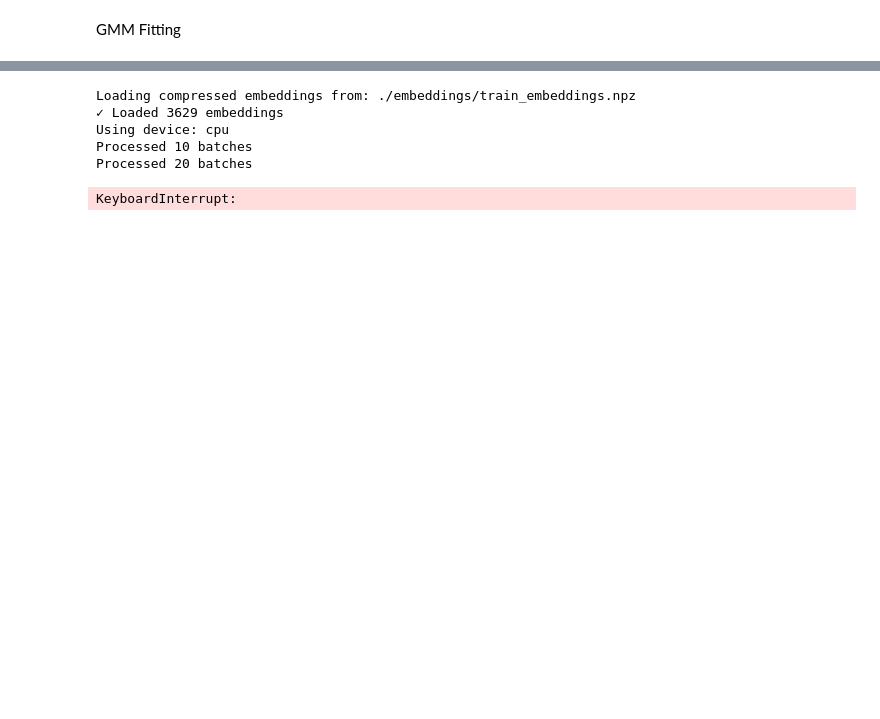
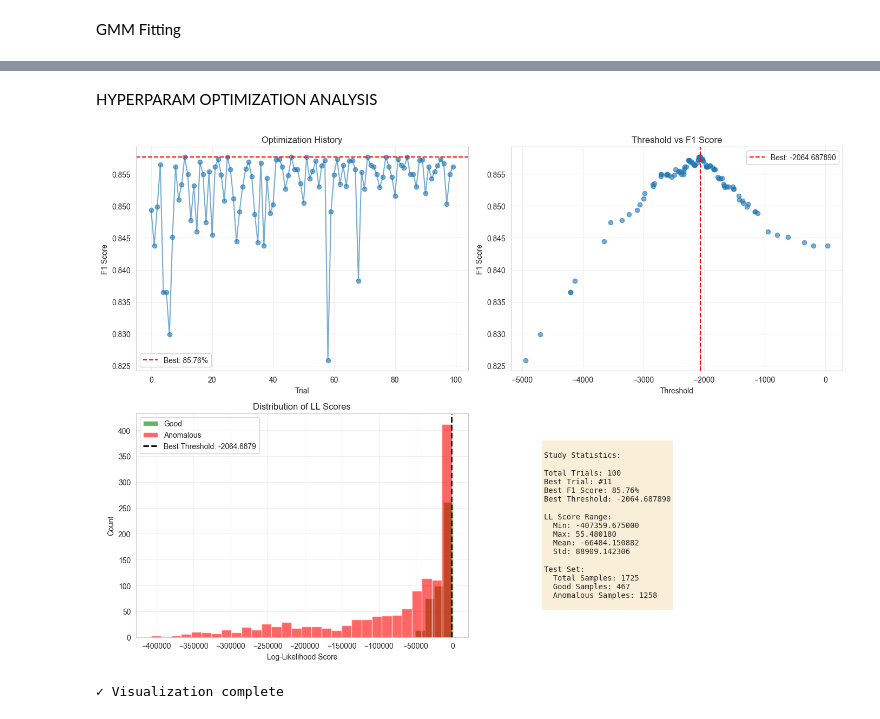
Before and after one commit to DucoLam/02456-DeepLearning-Group-26, a Jupyter notebook: Testing/testing_angel.ipynb, the cells around one changed output, grey strips where cells are left out. Cells and saved outputs as stored; diff of their text form; code cells hidden in the pictures; blank space fills up the shorter version.

```diff
--- a/Testing/testing_angel.ipynb
+++ b/Testing/testing_angel.ipynb
@@ -497,3 +589,5 @@ final_acc, preds, _, _ = classify_with_gmm(gmm_model, threshold=best_threshold)
+# %% [markdown]
+HYPERPARAM OPTIMIZATION ANALYSIS
 # %%
 # Visualize optimization history
 fig, axes = plt.subplots(2, 2, figsize=(14, 10))
@@ -502,22 +596,22 @@ fig, axes = plt.subplots(2, 2, figsize=(14, 10))
 ax = axes[0, 0]
 trials_df = study.trials_dataframe()
 ax.plot(trials_df.index, trials_df['value'], 'o-', alpha=0.6)
-ax.axhline(y=best_accuracy, color='r', linestyle='--', label=f'Best: {best_accuracy*100:.2f}%')
+ax.axhline(y=best_f1, color='r', linestyle='--', label=f'Best: {best_f1*100:.2f}%')
 ax.set_xlabel('Trial')
-ax.set_ylabel('Accuracy')
+ax.set_ylabel('F1 Score')
 ax.set_title('Optimization History')
 ax.legend()
 ax.grid(True, alpha=0.3)
 
-# Plot 2: Threshold vs Accuracy
+# Plot 2: Threshold vs F1 Score
 ax = axes[0, 1]
 thresholds_tested = [t.params['threshold'] for t in study.trials]
 accuracies = [t.value for t in study.trials]
 ax.scatter(thresholds_tested, accuracies, alpha=0.6)
 ax.axvline(x=best_threshold, color='r', linestyle='--', label=f'Best: {best_threshold:.6f}')
 ax.set_xlabel('Threshold')
-ax.set_ylabel('Accuracy')
-ax.set_title('Threshold vs Accuracy')
+ax.set_ylabel('F1 Score')
+ax.set_title('Threshold vs F1 Score')
 ax.legend()
 ax.grid(True, alpha=0.3)
 
@@ -535,31 +629,34 @@ ax.legend()
 ax.grid(True, alpha=0.3)
 
 # Plot 4: Study Statistics
 ax = axes[1, 1]
 ax.axis('off')
 stats_text = f"""
 Study Statistics:
 
 Total Trials: {len(study.trials)}
 Best Trial: #{best_trial.number}
-Best Accuracy: {best_accuracy*100:.2f}%
+Best F1 Score: {best_f1*100:.2f}%
 Best Threshold: {best_threshold:.6f}
 
 LL Score Range:
   Min: {ll_scores.min():.6f}
   Max: {ll_scores.max():.6f}
   Mean: {ll_scores.mean():.6f}
   Std: {ll_scores.std():.6f}
 
 Test Set:
   Total Samples: {len(true_labels)}
   Good Samples: {(true_labels == 0).sum()}
   Anomalous Samples: {(true_labels == 1).sum()}
 """
 ax.text(0.1, 0.5, stats_text, fontsize=10, family='monospace',
         verticalalignment='center', bbox=dict(boxstyle='round', facecolor='wheat', alpha=0.5))
 
 plt.tight_layout()
 plt.show()
 
 print("✓ Visualization complete")
+# %% [output]
+[figure, added]
+✓ Visualization complete
@@ -651,11 +662,0 @@ def compare_and_draw_conclusion(
-# %%
-# on GPU it takes roughly 3 minutes 18s to process all training and testing embeddings
-
-compare_and_draw_conclusion(threshold=0.99, rank=7)
-# %% [output]
-Loading compressed embeddings from: ./embeddings/train_embeddings.npz
-✓ Loaded 3629 embeddings
-Using device: cpu
-Processed 10 batches
-Processed 20 batches
-KeyboardInterrupt:
```
Also changed, not shown: parts of 11 cells of this notebook, 2 other files.
